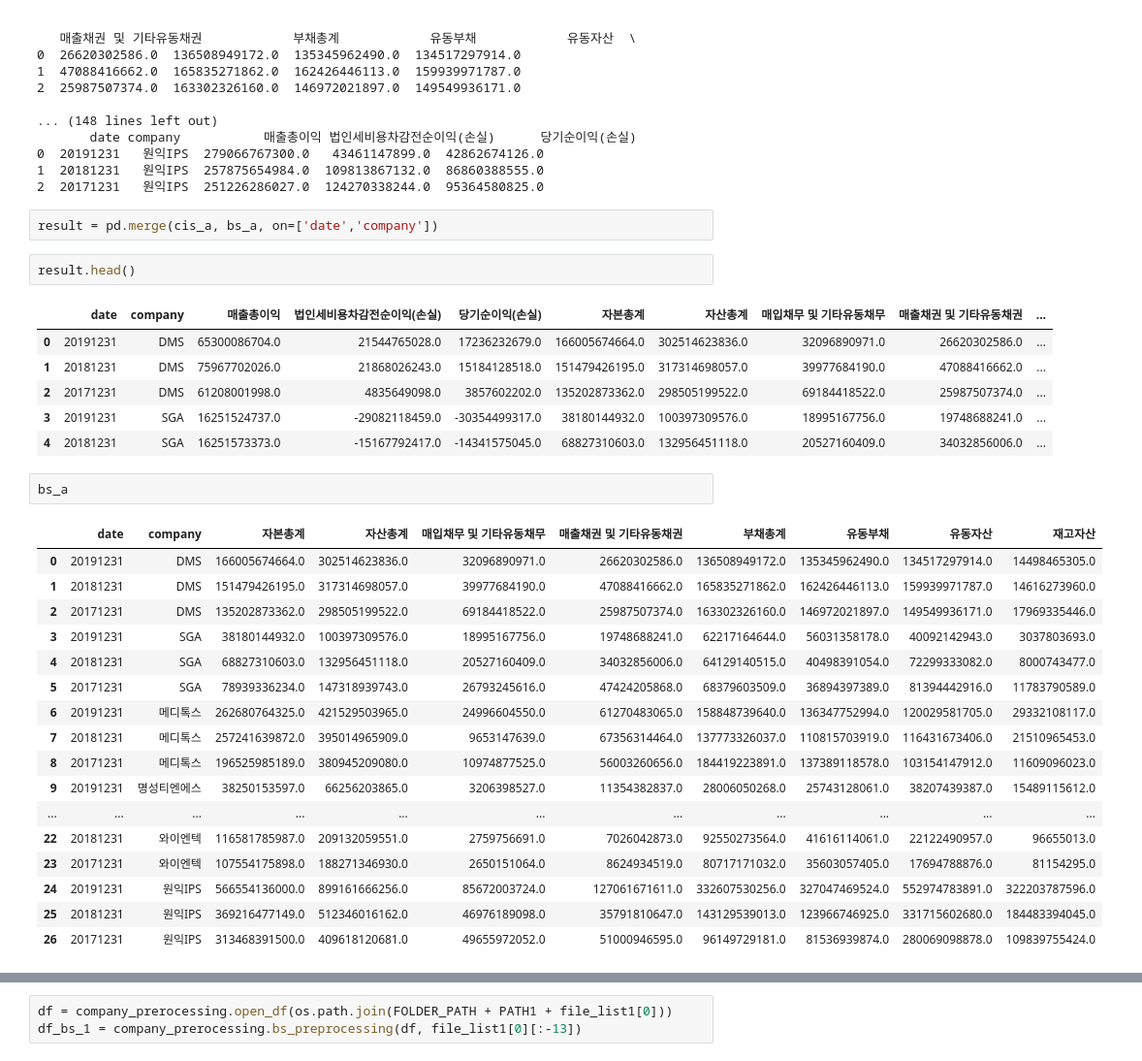
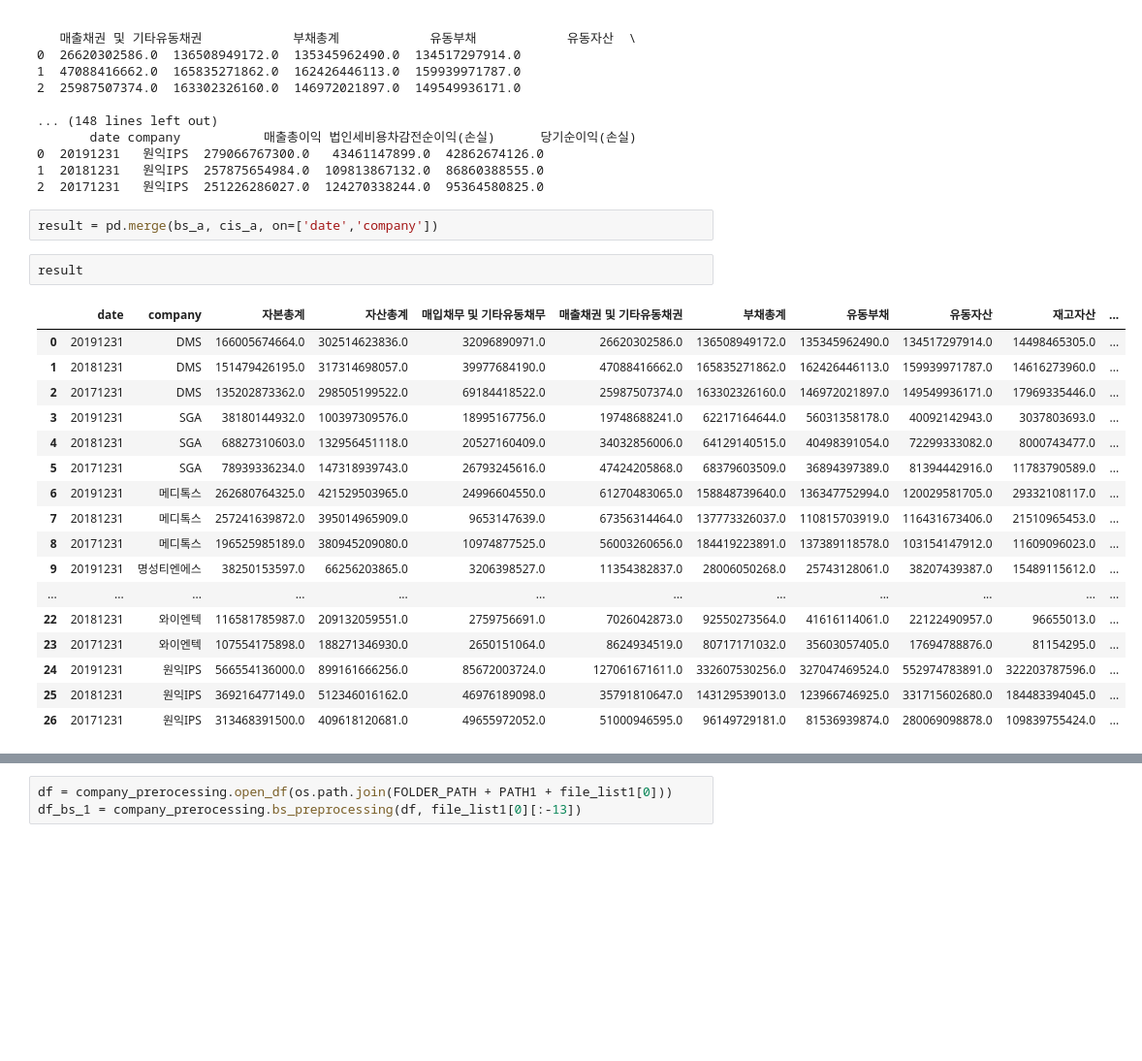
Before and after one commit to Seungki-Jeong/Analysis-of-Corporate-Bankruptcy, a Jupyter notebook: 재무제표, 포괄손익계산서 전처리 - 건실기업.ipynb, the cells around one changed output, grey strips where cells are left out. Shown at 97% size. Cells and saved outputs as stored; diff of their text form; blank space fills up the shorter version.

```diff
--- a/재무제표, 포괄손익계산서 전처리 - 건실기업.ipynb
+++ b/재무제표, 포괄손익계산서 전처리 - 건실기업.ipynb
@@ -181,33 +181,24 @@ bs_preprocessing complete
 1  20181231   원익IPS  257875654984.0  109813867132.0  86860388555.0
 2  20171231   원익IPS  251226286027.0  124270338244.0  95364580825.0
 # %%
-result = pd.merge(cis_a, bs_a, on=['date','company'])
+result = pd.merge(bs_a, cis_a, on=['date','company'])
 # %%
-result.head()
+result
 # %% [output]
-|  | date | company | 매출총이익 | 법인세비용차감전순이익(손실) | 당기순이익(손실) | 자본총계 | 자산총계 | 매입채무 및 기타유동채무 | 매출채권 및 기타유동채권 | ... |
-| 0 | 20191231 | DMS | 65300086704.0 | 21544765028.0 | 17236232679.0 | 166005674664.0 | 302514623836.0 | 32096890971.0 | 26620302586.0 | ... |
-| 1 | 20181231 | DMS | 75967702026.0 | 21868026243.0 | 15184128518.0 | 151479426195.0 | 317314698057.0 | 39977684190.0 | 47088416662.0 | ... |
-| 2 | 20171231 | DMS | 61208001998.0 | 4835649098.0 | 3857602202.0 | 135202873362.0 | 298505199522.0 | 69184418522.0 | 25987507374.0 | ... |
-| 3 | 20191231 | SGA | 16251524737.0 | -29082118459.0 | -30354499317.0 | 38180144932.0 | 100397309576.0 | 18995167756.0 | 19748688241.0 | ... |
-| 4 | 20181231 | SGA | 16251573373.0 | -15167792417.0 | -14341575045.0 | 68827310603.0 | 132956451118.0 | 20527160409.0 | 34032856006.0 | ... |
+|  | date | company | 자본총계 | 자산총계 | 매입채무 및 기타유동채무 | 매출채권 및 기타유동채권 | 부채총계 | 유동부채 | 유동자산 | 재고자산 | ... |
+| 0 | 20191231 | DMS | 166005674664.0 | 302514623836.0 | 32096890971.0 | 26620302586.0 | 136508949172.0 | 135345962490.0 | 134517297914.0 | 14498465305.0 | ... |
+| 1 | 20181231 | DMS | 151479426195.0 | 317314698057.0 | 39977684190.0 | 47088416662.0 | 165835271862.0 | 162426446113.0 | 159939971787.0 | 14616273960.0 | ... |
+| 2 | 20171231 | DMS | 135202873362.0 | 298505199522.0 | 69184418522.0 | 25987507374.0 | 163302326160.0 | 146972021897.0 | 149549936171.0 | 17969335446.0 | ... |
+| 3 | 20191231 | SGA | 38180144932.0 | 100397309576.0 | 18995167756.0 | 19748688241.0 | 62217164644.0 | 56031358178.0 | 40092142943.0 | 3037803693.0 | ... |
+| 4 | 20181231 | SGA | 68827310603.0 | 132956451118.0 | 20527160409.0 | 34032856006.0 | 64129140515.0 | 40498391054.0 | 72299333082.0 | 8000743477.0 | ... |
+| 5 | 20171231 | SGA | 78939336234.0 | 147318939743.0 | 26793245616.0 | 47424205868.0 | 68379603509.0 | 36894397389.0 | 81394442916.0 | 11783790589.0 | ... |
+| 6 | 20191231 | 메디톡스 | 262680764325.0 | 421529503965.0 | 24996604550.0 | 61270483065.0 | 158848739640.0 | 136347752994.0 | 120029581705.0 | 29332108117.0 | ... |
+| 7 | 20181231 | 메디톡스 | 257241639872.0 | 395014965909.0 | 9653147639.0 | 67356314464.0 | 137773326037.0 | 110815703919.0 | 116431673406.0 | 21510965453.0 | ... |
+| 8 | 20171231 | 메디톡스 | 196525985189.0 | 380945209080.0 | 10974877525.0 | 56003260656.0 | 184419223891.0 | 137389118578.0 | 103154147912.0 | 11609096023.0 | ... |
+| 9 | 20191231 | 명성티엔에스 | 38250153597.0 | 66256203865.0 | 3206398527.0 | 11354382837.0 | 28006050268.0 | 25743128061.0 | 38207439387.0 | 15489115612.0 | ... |
+| ... | ... | ... | ... | ... | ... | ... | ... | ... | ... | ... | ... |
+| 22 | 20181231 | 와이엔텍 | 116581785987.0 | 209132059551.0 | 2759756691.0 | 7026042873.0 | 92550273564.0 | 41616114061.0 | 22122490957.0 | 96655013.0 | ... |
+| 23 | 20171231 | 와이엔텍 | 107554175898.0 | 188271346930.0 | 2650151064.0 | 8624934519.0 | 80717171032.0 | 35603057405.0 | 17694788876.0 | 81154295.0 | ... |
+| 24 | 20191231 | 원익IPS | 566554136000.0 | 899161666256.0 | 85672003724.0 | 127061671611.0 | 332607530256.0 | 327047469524.0 | 552974783891.0 | 322203787596.0 | ... |
+| 25 | 20181231 | 원익IPS | 369216477149.0 | 512346016162.0 | 46976189098.0 | 35791810647.0 | 143129539013.0 | 123966746925.0 | 331715602680.0 | 184483394045.0 | ... |
+| 26 | 20171231 | 원익IPS | 313468391500.0 | 409618120681.0 | 49655972052.0 | 51000946595.0 | 96149729181.0 | 81536939874.0 | 280069098878.0 | 109839755424.0 | ... |
-# %%
-bs_a
-# %% [output]
-|  | date | company | 자본총계 | 자산총계 | 매입채무 및 기타유동채무 | 매출채권 및 기타유동채권 | 부채총계 | 유동부채 | 유동자산 | 재고자산 |
-| 0 | 20191231 | DMS | 166005674664.0 | 302514623836.0 | 32096890971.0 | 26620302586.0 | 136508949172.0 | 135345962490.0 | 134517297914.0 | 14498465305.0 |
-| 1 | 20181231 | DMS | 151479426195.0 | 317314698057.0 | 39977684190.0 | 47088416662.0 | 165835271862.0 | 162426446113.0 | 159939971787.0 | 14616273960.0 |
-| 2 | 20171231 | DMS | 135202873362.0 | 298505199522.0 | 69184418522.0 | 25987507374.0 | 163302326160.0 | 146972021897.0 | 149549936171.0 | 17969335446.0 |
-| 3 | 20191231 | SGA | 38180144932.0 | 100397309576.0 | 18995167756.0 | 19748688241.0 | 62217164644.0 | 56031358178.0 | 40092142943.0 | 3037803693.0 |
-| 4 | 20181231 | SGA | 68827310603.0 | 132956451118.0 | 20527160409.0 | 34032856006.0 | 64129140515.0 | 40498391054.0 | 72299333082.0 | 8000743477.0 |
-| 5 | 20171231 | SGA | 78939336234.0 | 147318939743.0 | 26793245616.0 | 47424205868.0 | 68379603509.0 | 36894397389.0 | 81394442916.0 | 11783790589.0 |
-| 6 | 20191231 | 메디톡스 | 262680764325.0 | 421529503965.0 | 24996604550.0 | 61270483065.0 | 158848739640.0 | 136347752994.0 | 120029581705.0 | 29332108117.0 |
-| 7 | 20181231 | 메디톡스 | 257241639872.0 | 395014965909.0 | 9653147639.0 | 67356314464.0 | 137773326037.0 | 110815703919.0 | 116431673406.0 | 21510965453.0 |
-| 8 | 20171231 | 메디톡스 | 196525985189.0 | 380945209080.0 | 10974877525.0 | 56003260656.0 | 184419223891.0 | 137389118578.0 | 103154147912.0 | 11609096023.0 |
-| 9 | 20191231 | 명성티엔에스 | 38250153597.0 | 66256203865.0 | 3206398527.0 | 11354382837.0 | 28006050268.0 | 25743128061.0 | 38207439387.0 | 15489115612.0 |
-| ... | ... | ... | ... | ... | ... | ... | ... | ... | ... | ... |
-| 22 | 20181231 | 와이엔텍 | 116581785987.0 | 209132059551.0 | 2759756691.0 | 7026042873.0 | 92550273564.0 | 41616114061.0 | 22122490957.0 | 96655013.0 |
-| 23 | 20171231 | 와이엔텍 | 107554175898.0 | 188271346930.0 | 2650151064.0 | 8624934519.0 | 80717171032.0 | 35603057405.0 | 17694788876.0 | 81154295.0 |
-| 24 | 20191231 | 원익IPS | 566554136000.0 | 899161666256.0 | 85672003724.0 | 127061671611.0 | 332607530256.0 | 327047469524.0 | 552974783891.0 | 322203787596.0 |
-| 25 | 20181231 | 원익IPS | 369216477149.0 | 512346016162.0 | 46976189098.0 | 35791810647.0 | 143129539013.0 | 123966746925.0 | 331715602680.0 | 184483394045.0 |
-| 26 | 20171231 | 원익IPS | 313468391500.0 | 409618120681.0 | 49655972052.0 | 51000946595.0 | 96149729181.0 | 81536939874.0 | 280069098878.0 | 109839755424.0 |
```
Also changed, not shown: parts of 11 cells of this notebook, 7 other files.
